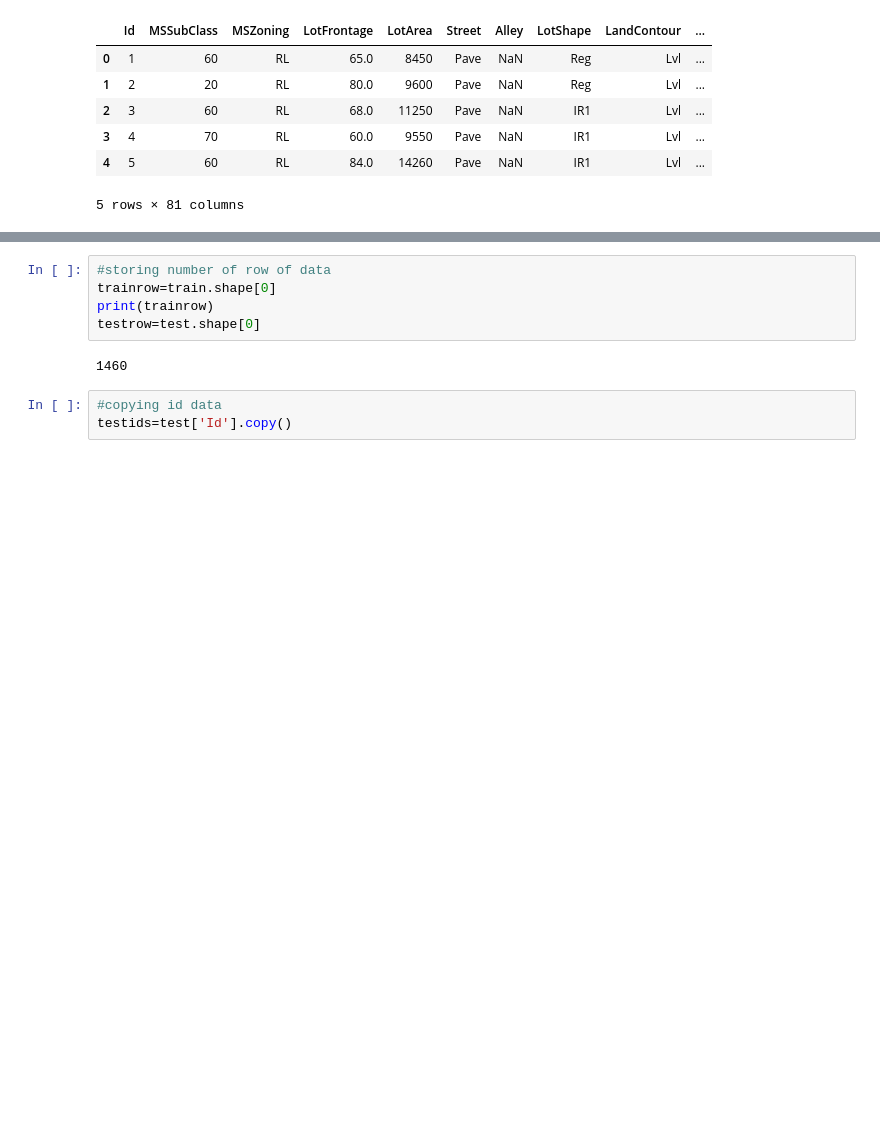
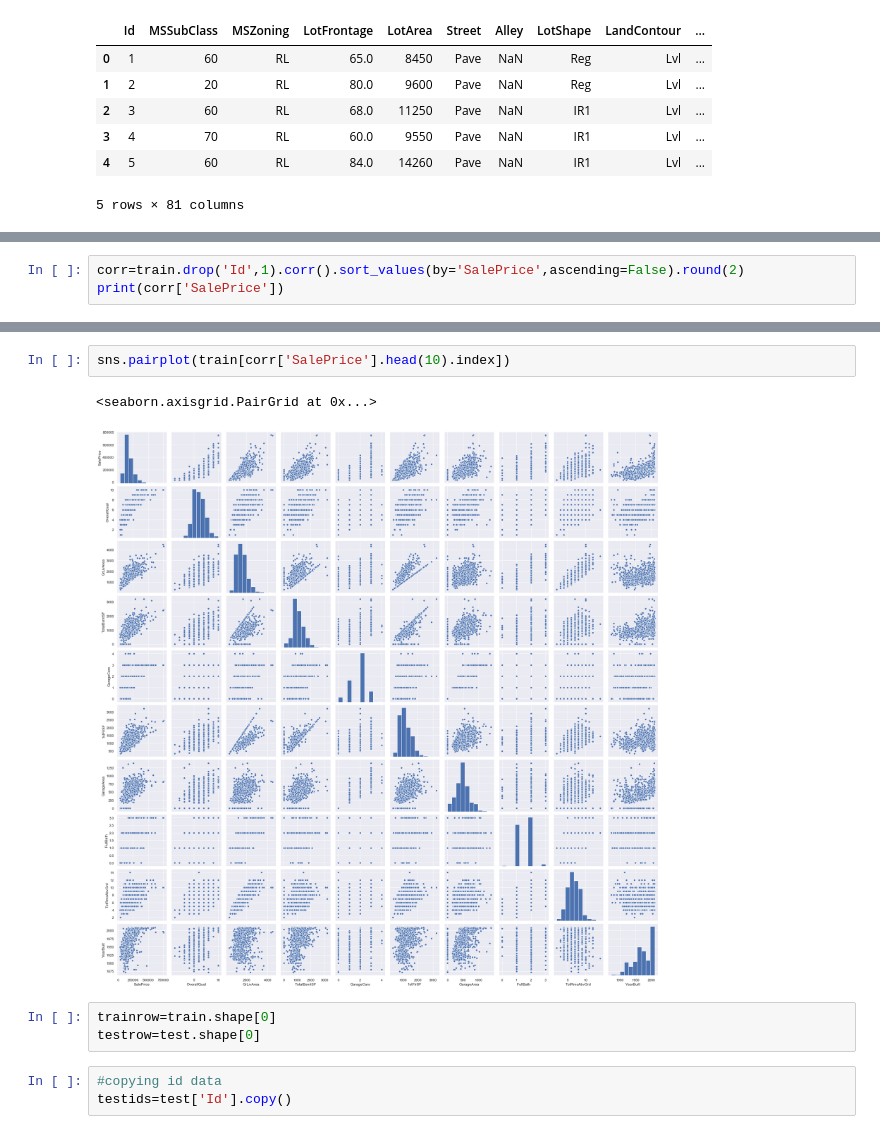
Before and after one commit to vishalvanpariya/HousePrice-Prediction-Kaggle, a Jupyter notebook: house-price-prediction-kaggle-competition.ipynb, the cells around one changed output, grey strips where cells are left out. Saved outputs shown, nothing was run; the diff lists cells and outputs as text; blank space fills up the shorter version.

```diff
--- a/house-price-prediction-kaggle-competition.ipynb
+++ b/house-price-prediction-kaggle-competition.ipynb
@@ -21,0 +37,3 @@ train.head()
+# %%
+corr=train.drop('Id',1).corr().sort_values(by='SalePrice',ascending=False).round(2)
+print(corr['SalePrice'])
@@ -22,10 +72,11 @@ train.head()
+# %%
+sns.pairplot(train[corr['SalePrice'].head(10).index])
+# %% [output]
+<seaborn.axisgrid.PairGrid at 0x...>
+[figure, added]
 # %%
-#storing number of row of data
 trainrow=train.shape[0]
-print(trainrow)
 testrow=test.shape[0]
-# %% [output]
-1460
 # %%
 #copying id data
 testids=test['Id'].copy()
```
Also changed, not shown: parts of 28 cells of this notebook.
